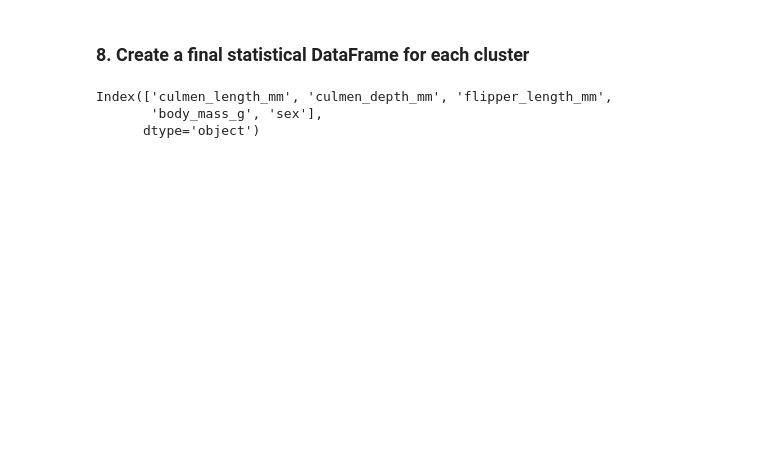
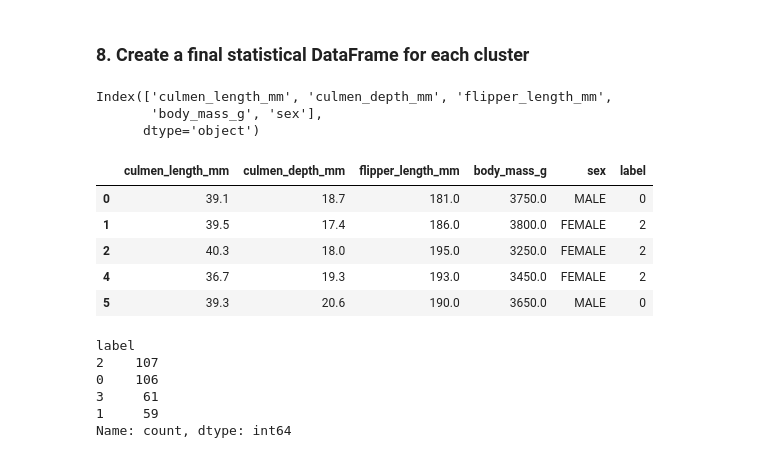
Before and after one commit to yashuv/Clustering-Penguin-Species, a Jupyter notebook: clustering_penguin_species.ipynb, the cells around one changed output. Cells and saved outputs as stored; diff of their text form; code cells hidden in the pictures; blank space fills up the shorter version.

```diff
--- a/clustering_penguin_species.ipynb
+++ b/clustering_penguin_species.ipynb
@@ -247,6 +256,25 @@ Index(['culmen_length_mm', 'culmen_depth_mm', 'flipper_length_mm',
        'body_mass_g', 'sex'],
       dtype='object')
 # %%
+# add the cluster labels to the penguins_clean DataFrame
 penguins_clean['label'] = kmeans.labels_
-numeric_columns = ['culmen_length_mm', 'culmen_depth_mm', 'flipper_length_mm', 'label']
+
+# display the first few rows of the updated DataFrame
+penguins_clean.head()
+# %% [output]
+|  | culmen_length_mm | culmen_depth_mm | flipper_length_mm | body_mass_g | sex | label |
+| 0 | 39.1 | 18.7 | 181.0 | 3750.0 | MALE | 0 |
+| 1 | 39.5 | 17.4 | 186.0 | 3800.0 | FEMALE | 2 |
+| 2 | 40.3 | 18.0 | 195.0 | 3250.0 | FEMALE | 2 |
+| 4 | 36.7 | 19.3 | 193.0 | 3450.0 | FEMALE | 2 |
+| 5 | 39.3 | 20.6 | 190.0 | 3650.0 | MALE | 0 |
+# %%
+penguins_clean['label'].value_counts()
+# %% [output]
+label
+2    107
+0    106
+3     61
+1     59
+Name: count, dtype: int64
 # %%
```
Also changed, not shown: parts of 10 cells of this notebook.
